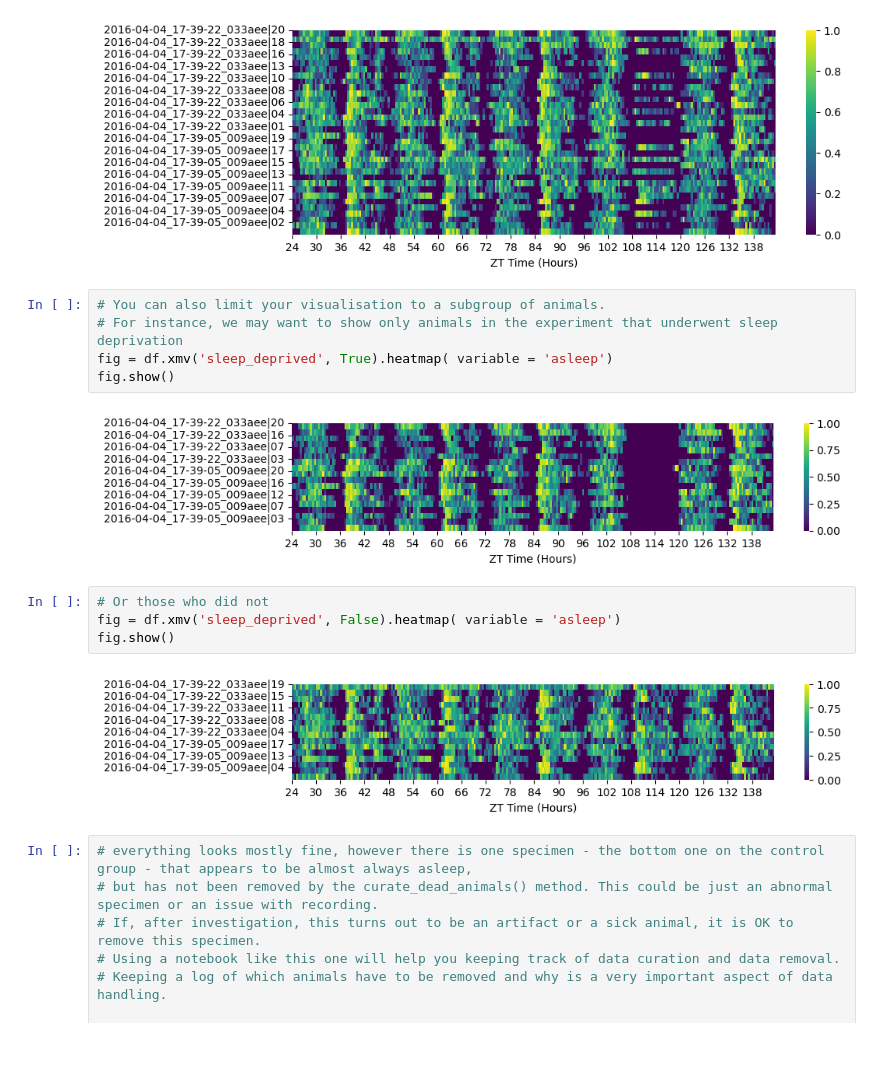
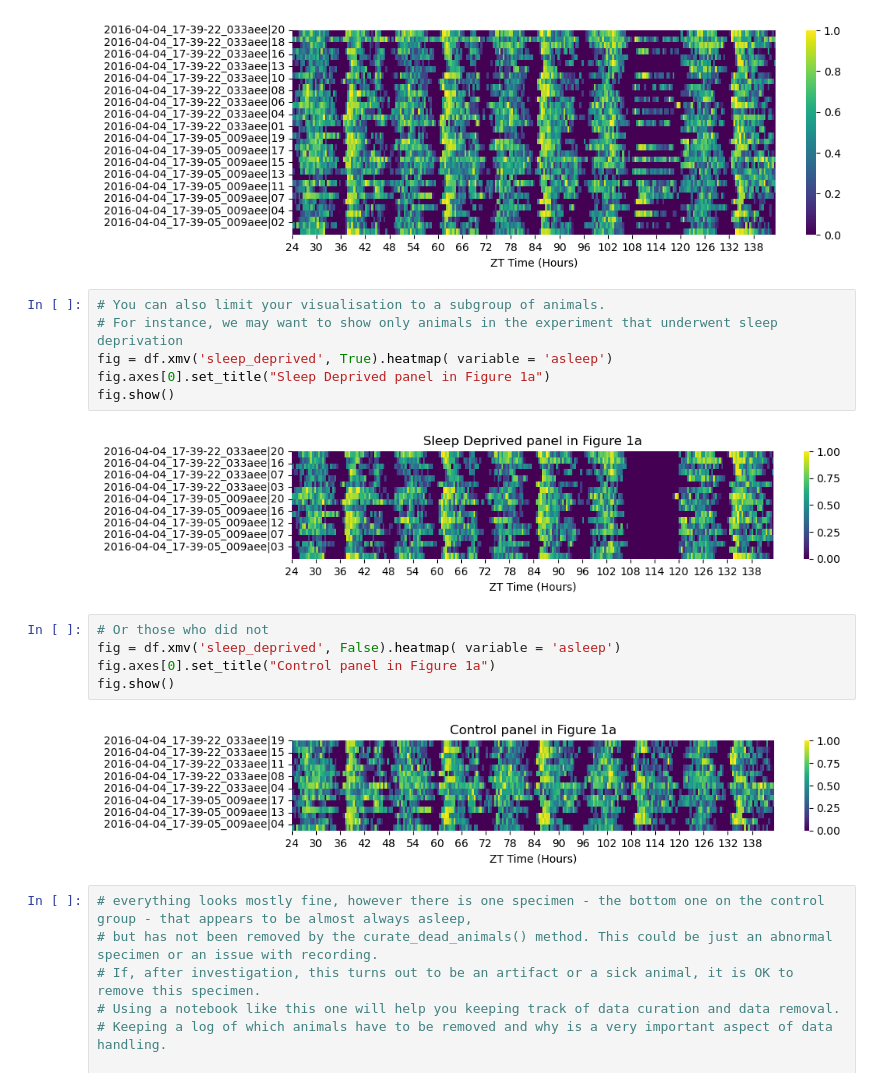
Before and after one commit to gilestrolab/ethoscopy, a Jupyter notebook: tutorial_notebook/1_Overview_tutorial.ipynb, the cells around one changed output. Drawn from its saved outputs; the diff is of its cells as text; blank space fills up the shorter version.

```diff
--- a/tutorial_notebook/1_Overview_tutorial.ipynb
+++ b/tutorial_notebook/1_Overview_tutorial.ipynb
@@ -160,16 +160,18 @@ fig.show()
 # %%
 # You can also limit your visualisation to a subgroup of animals.
 # For instance, we may want to show only animals in the experiment that underwent sleep deprivation
 fig = df.xmv('sleep_deprived', True).heatmap( variable = 'asleep')
+fig.axes[0].set_title("Sleep Deprived panel in Figure 1a")
 fig.show()
 # %% [output]
-[figure, old version]
+[figure, new version]
 # %%
 # Or those who did not
 fig = df.xmv('sleep_deprived', False).heatmap( variable = 'asleep')
+fig.axes[0].set_title("Control panel in Figure 1a")
 fig.show()
 # %% [output]
-[figure, old version]
+[figure, new version]
 # %%
 # everything looks mostly fine, however there is one specimen - the bottom one on the control group - that appears to be almost always asleep,
 # but has not been removed by the curate_dead_animals() method. This could be just an abnormal specimen or an issue with recording.
```
Also changed, not shown: parts of 3 cells of this notebook, 3 other files.
